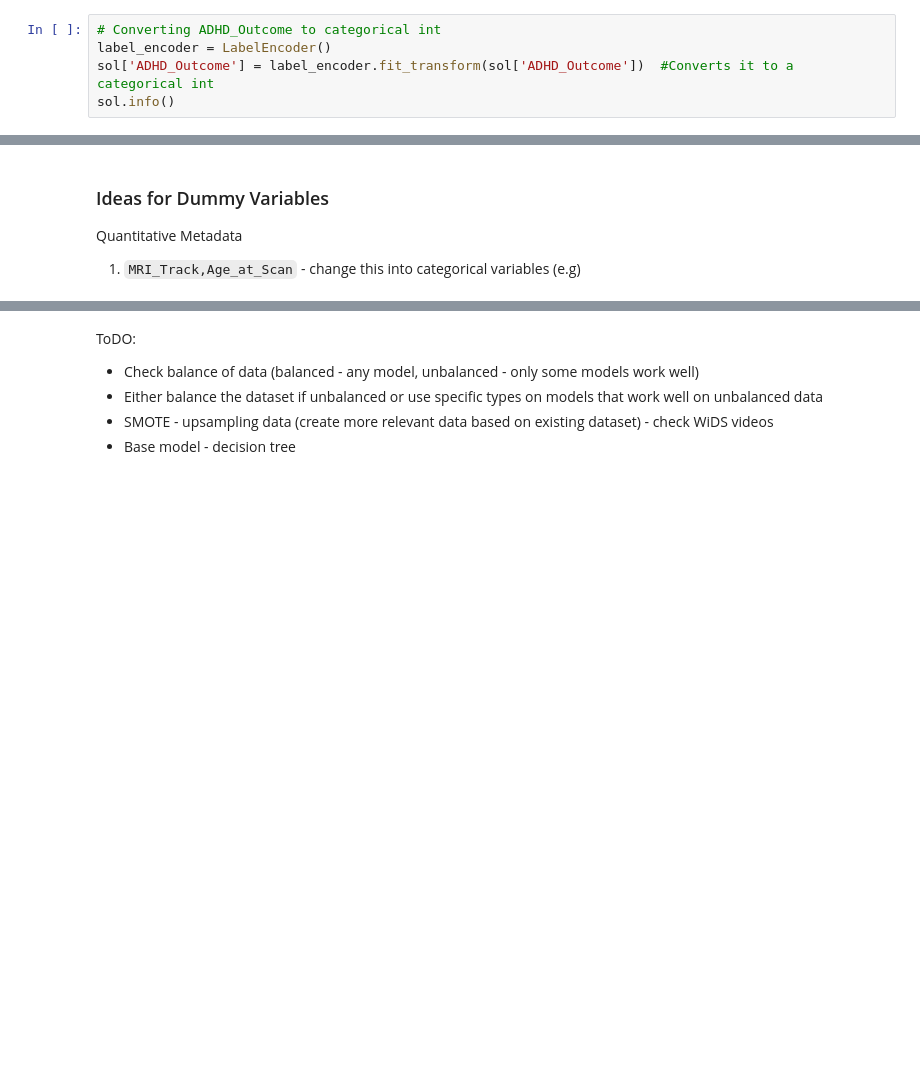
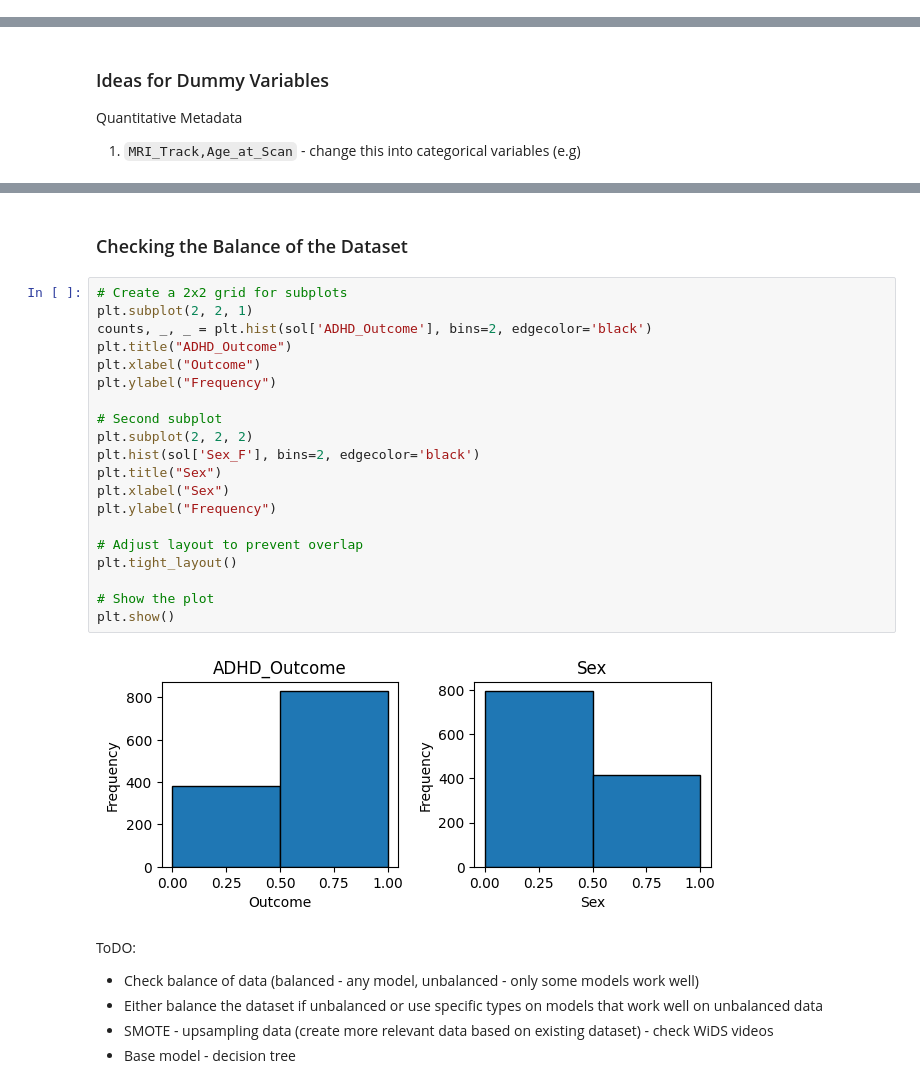
Before and after one commit to asmik12/bttai_wids_team4, a Jupyter notebook: data_preprocessing.ipynb, the cells around one changed output, grey strips where cells are left out. Cells and saved outputs as stored; diff of their text form; blank space fills up the shorter version.

```diff
--- a/data_preprocessing.ipynb
+++ b/data_preprocessing.ipynb
@@ -278,7 +298,2 @@ ASK  TA - TODO
 # %% [markdown]
 Notice that in Target Variables given in `TRAINING_SOLUTIONS.XLSX` the `ADHD_Outcome` field is a string. We need to convert this to a label encoded categorical int. This is done by the code in the cell below.
-# %%
-# Converting ADHD_Outcome to categorical int
-label_encoder = LabelEncoder()
-sol['ADHD_Outcome'] = label_encoder.fit_transform(sol['ADHD_Outcome'])  #Converts it to a categorical int
-sol.info()
@@ -354,3 +383,27 @@ Quantitative Metadata
+# %% [markdown]
+### Checking the Balance of the Dataset
+# %%
+# Create a 2x2 grid for subplots
+plt.subplot(2, 2, 1)
+counts, _, _ = plt.hist(sol['ADHD_Outcome'], bins=2, edgecolor='black')
+plt.title("ADHD_Outcome")
+plt.xlabel("Outcome")
+plt.ylabel("Frequency")
+
+# Second subplot
+plt.subplot(2, 2, 2)
+plt.hist(sol['Sex_F'], bins=2, edgecolor='black')
+plt.title("Sex")
+plt.xlabel("Sex")
+plt.ylabel("Frequency")
+
+# Adjust layout to prevent overlap
+plt.tight_layout()
+
+# Show the plot
+plt.show()
+# %% [output]
+[figure, added]
 # %% [markdown]
 ToDO:
 - Check balance of data (balanced - any model, unbalanced - only some models work well)
```
Also changed, not shown: parts of 9 cells of this notebook.
